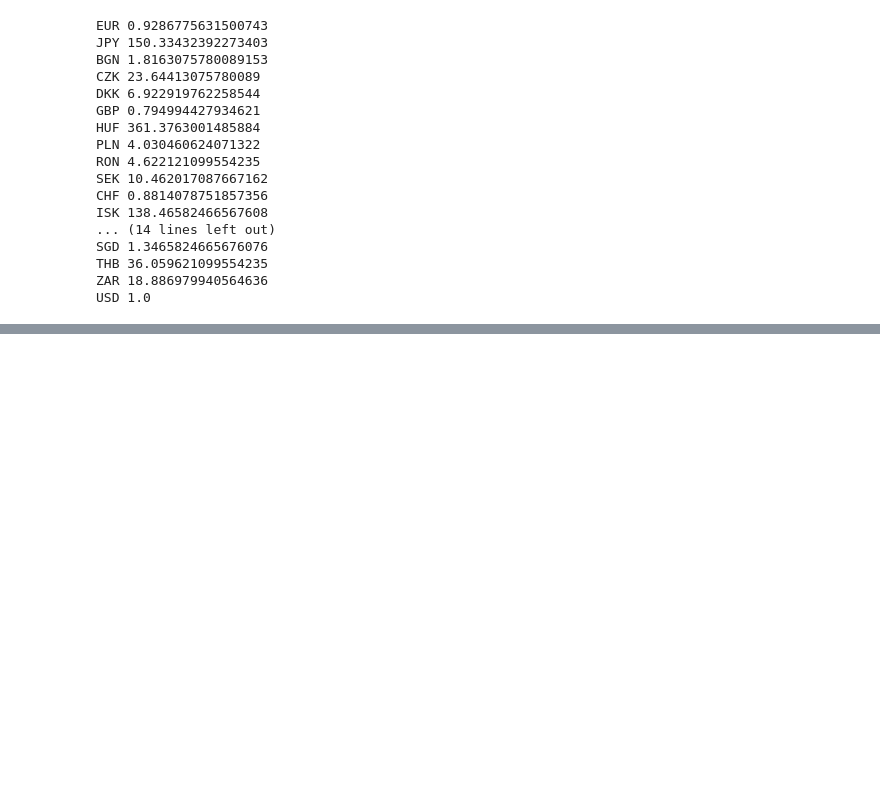
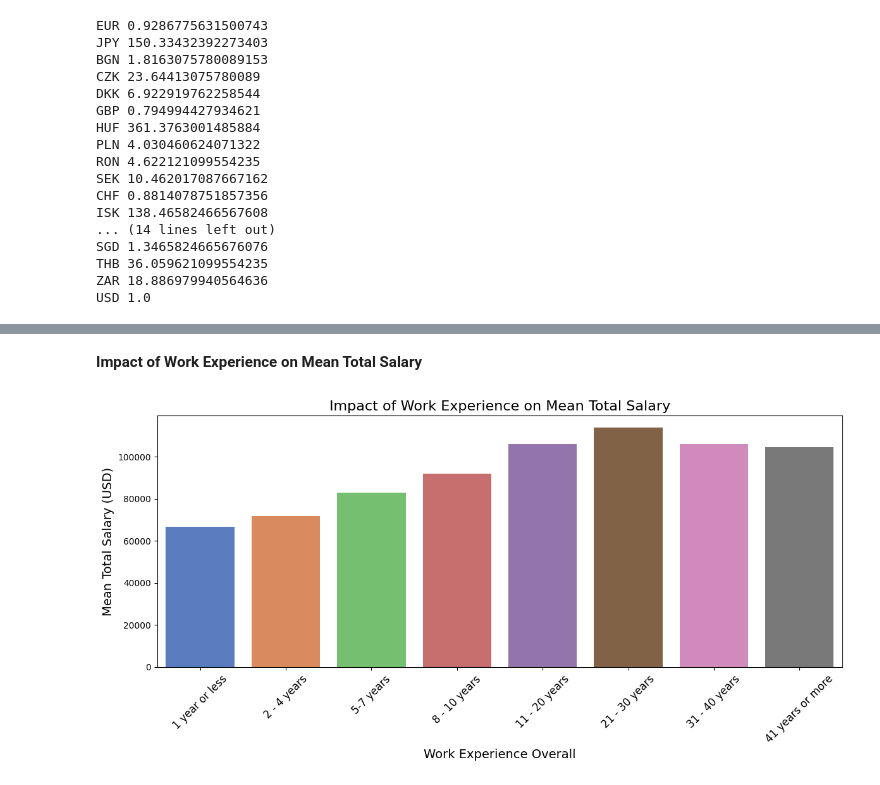
Before and after one commit to CleonKalea/Foundation-of-Data-Science, a Jupyter notebook: Tugas 1/Exploratory Data Analysis - 2021 Salary Survey.ipynb, the cells around one changed output, grey strips where cells are left out. Saved outputs shown, nothing was run; the diff lists cells and outputs as text; code cells hidden in the pictures; blank space fills up the shorter version.

Commit message:
2021 Salary Survey Data Analysis - Final Code

```diff
--- a/Tugas 1/Exploratory Data Analysis - 2021 Salary Survey.ipynb
+++ b/Tugas 1/Exploratory Data Analysis - 2021 Salary Survey.ipynb
@@ -541,0 +264,7 @@ plt.show()
+# %%
+# Convert All Salary to USD
+for index, row in salary_survey_df.iterrows():
+    currency = row['Currency']
+    converted_total_salary_to_USD = row["Total Salary"] / exchange_rates[currency]
+    salary_survey_df.at[index, 'Total Salary (USD)'] = converted_total_salary_to_USD
+    print(f'{row["Total Salary"]} {currency} --> {converted_total_salary_to_USD} USD')
@@ -541,0 +319,12 @@ plt.show()
+# %%
+# Calculate the Z-score for each data point
+salary_survey_df['Z-score'] = (salary_survey_df['Total Salary (USD)'] - salary_survey_df['Total Salary (USD)'].mean()) / salary_survey_df['Total Salary (USD)'].std()
+
+# Define the threshold for identifying outliers (e.g., z-score > 3 or z-score < -3)
+z_score_threshold = 3
+
+# Identify outliers based on the Z-score
+outliers_df = salary_survey_df[(salary_survey_df['Z-score'] > z_score_threshold) | (salary_survey_df['Z-score'] < -z_score_threshold)]
+
+# Remove outliers from the DataFrame
+filtered_salary_survey_df = salary_survey_df[(salary_survey_df['Z-score'] <= z_score_threshold) & (salary_survey_df['Z-score'] >= -z_score_threshold)]
@@ -541,0 +507,41 @@ plt.show()
+# %% [markdown]
+**Impact of Work Experience on Mean Total Salary**
+# %%
+# Define custom sorting order
+custom_order = ['1 year or less', '2 - 4 years', '5-7 years', '8 - 10 years',
+                '11 - 20 years', '21 - 30 years', '31 - 40 years', '41 years or more']
+
+# Calculate mean total salary for each work experience category
+mean_salary_by_experience = filtered_salary_survey_df.groupby('Work Experience Overall')['Total Salary (USD)'].mean().reset_index()
+
+# Sort the DataFrame by custom order
+mean_salary_by_experience['Work Experience Overall'] = pd.Categorical(mean_salary_by_experience['Work Experience Overall'], categories=custom_order, ordered=True)
+mean_salary_by_experience = mean_salary_by_experience.sort_values(by='Work Experience Overall')
+
+# Create a bar plot
+plt.figure(figsize=(12, 6))
+
+# Use a visually appealing color palette
+colors = sns.color_palette("muted")[:len(custom_order)]
+
+# Create the bar plot with custom colors
+sns.barplot(x='Work Experience Overall', y='Total Salary (USD)', data=mean_salary_by_experience, palette=colors, hue='Work Experience Overall', dodge=False, legend=False)
+
+# Add title and axis labels with larger font size
+plt.title('Impact of Work Experience on Mean Total Salary', fontsize=16)
+plt.xlabel('Work Experience Overall', fontsize=14)
+plt.ylabel('Mean Total Salary (USD)', fontsize=14)
+
+# Rotate x-axis labels and set font size
+plt.xticks(rotation=45, fontsize=12)
+
+# Wrap x-axis labels into multiple lines with maximum width
+plt.xticks(ticks=range(len(mean_salary_by_experience)), labels=[textwrap.fill(label, 20) for label in mean_salary_by_experience['Work Experience Overall']], rotation=45)
+
+# Adjust the layout to ensure all elements are properly displayed
+plt.tight_layout()
+
+# Show the plot
+plt.show()
+# %% [output]
+[figure, added]
```
Also changed, not shown: parts of 60 cells of this notebook.
